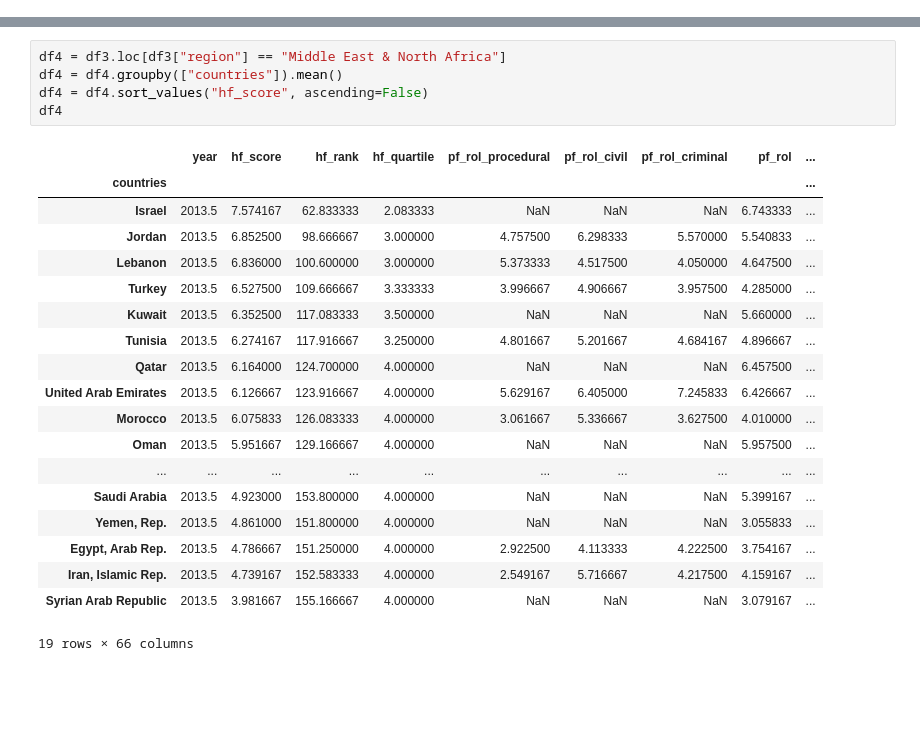
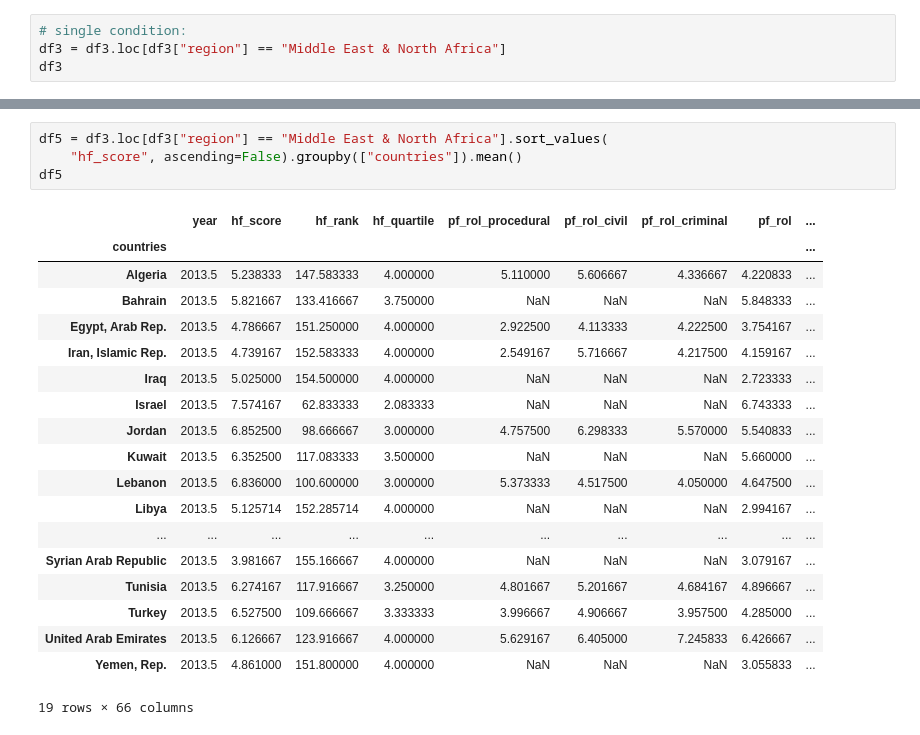
Before and after one commit to NJB7/HumanFreedomIndexProject, a Jupyter notebook: HFIProject.ipynb, the cells around one changed output, grey strips where cells are left out. Saved outputs shown, nothing was run; the diff lists cells and outputs as text; blank space fills up the shorter version.

```diff
--- a/HFIProject.ipynb
+++ b/HFIProject.ipynb
@@ -51,0 +45,4 @@ df3.head(n=5)
+# %%
+# single condition:
+df3 = df3.loc[df3["region"] == "Middle East & North Africa"]
+df3
@@ -78,27 +85,26 @@ df4
 | 144 | 2019 | Syrian Arab Republic | Middle East & North Africa | 3.66 | 165.0 | 4.0 | NaN | NaN | ... |
 19 rows × 68 columns
 # %%
-df4 = df3.loc[df3["region"] == "Middle East & North Africa"]
-df4 = df4.groupby(["countries"]).mean()
-df4 = df4.sort_values("hf_score", ascending=False)
-df4
+df5 = df3.loc[df3["region"] == "Middle East & North Africa"].sort_values(
+    "hf_score", ascending=False).groupby(["countries"]).mean()
+df5
 # %% [output]
 |  | year | hf_score | hf_rank | hf_quartile | pf_rol_procedural | pf_rol_civil | pf_rol_criminal | pf_rol | ... |
 | countries |  |  |  |  |  |  |  |  | ... |
+| Algeria | 2013.5 | 5.238333 | 147.583333 | 4.000000 | 5.110000 | 5.606667 | 4.336667 | 4.220833 | ... |
+| Bahrain | 2013.5 | 5.821667 | 133.416667 | 3.750000 | NaN | NaN | NaN | 5.848333 | ... |
+| Egypt, Arab Rep. | 2013.5 | 4.786667 | 151.250000 | 4.000000 | 2.922500 | 4.113333 | 4.222500 | 3.754167 | ... |
+| Iran, Islamic Rep. | 2013.5 | 4.739167 | 152.583333 | 4.000000 | 2.549167 | 5.716667 | 4.217500 | 4.159167 | ... |
+| Iraq | 2013.5 | 5.025000 | 154.500000 | 4.000000 | NaN | NaN | NaN | 2.723333 | ... |
 | Israel | 2013.5 | 7.574167 | 62.833333 | 2.083333 | NaN | NaN | NaN | 6.743333 | ... |
 | Jordan | 2013.5 | 6.852500 | 98.666667 | 3.000000 | 4.757500 | 6.298333 | 5.570000 | 5.540833 | ... |
+| Kuwait | 2013.5 | 6.352500 | 117.083333 | 3.500000 | NaN | NaN | NaN | 5.660000 | ... |
 | Lebanon | 2013.5 | 6.836000 | 100.600000 | 3.000000 | 5.373333 | 4.517500 | 4.050000 | 4.647500 | ... |
+| Libya | 2013.5 | 5.125714 | 152.285714 | 4.000000 | NaN | NaN | NaN | 2.994167 | ... |
+| ... | ... | ... | ... | ... | ... | ... | ... | ... | ... |
+| Syrian Arab Republic | 2013.5 | 3.981667 | 155.166667 | 4.000000 | NaN | NaN | NaN | 3.079167 | ... |
+| Tunisia | 2013.5 | 6.274167 | 117.916667 | 3.250000 | 4.801667 | 5.201667 | 4.684167 | 4.896667 | ... |
 | Turkey | 2013.5 | 6.527500 | 109.666667 | 3.333333 | 3.996667 | 4.906667 | 3.957500 | 4.285000 | ... |
-| Kuwait | 2013.5 | 6.352500 | 117.083333 | 3.500000 | NaN | NaN | NaN | 5.660000 | ... |
-| Tunisia | 2013.5 | 6.274167 | 117.916667 | 3.250000 | 4.801667 | 5.201667 | 4.684167 | 4.896667 | ... |
-| Qatar | 2013.5 | 6.164000 | 124.700000 | 4.000000 | NaN | NaN | NaN | 6.457500 | ... |
 | United Arab Emirates | 2013.5 | 6.126667 | 123.916667 | 4.000000 | 5.629167 | 6.405000 | 7.245833 | 6.426667 | ... |
-| Morocco | 2013.5 | 6.075833 | 126.083333 | 4.000000 | 3.061667 | 5.336667 | 3.627500 | 4.010000 | ... |
-| Oman | 2013.5 | 5.951667 | 129.166667 | 4.000000 | NaN | NaN | NaN | 5.957500 | ... |
-| ... | ... | ... | ... | ... | ... | ... | ... | ... | ... |
-| Saudi Arabia | 2013.5 | 4.923000 | 153.800000 | 4.000000 | NaN | NaN | NaN | 5.399167 | ... |
 | Yemen, Rep. | 2013.5 | 4.861000 | 151.800000 | 4.000000 | NaN | NaN | NaN | 3.055833 | ... |
-| Egypt, Arab Rep. | 2013.5 | 4.786667 | 151.250000 | 4.000000 | 2.922500 | 4.113333 | 4.222500 | 3.754167 | ... |
-| Iran, Islamic Rep. | 2013.5 | 4.739167 | 152.583333 | 4.000000 | 2.549167 | 5.716667 | 4.217500 | 4.159167 | ... |
-| Syrian Arab Republic | 2013.5 | 3.981667 | 155.166667 | 4.000000 | NaN | NaN | NaN | 3.079167 | ... |
 19 rows × 66 columns
```
Also changed, not shown: parts of 5 cells of this notebook.
